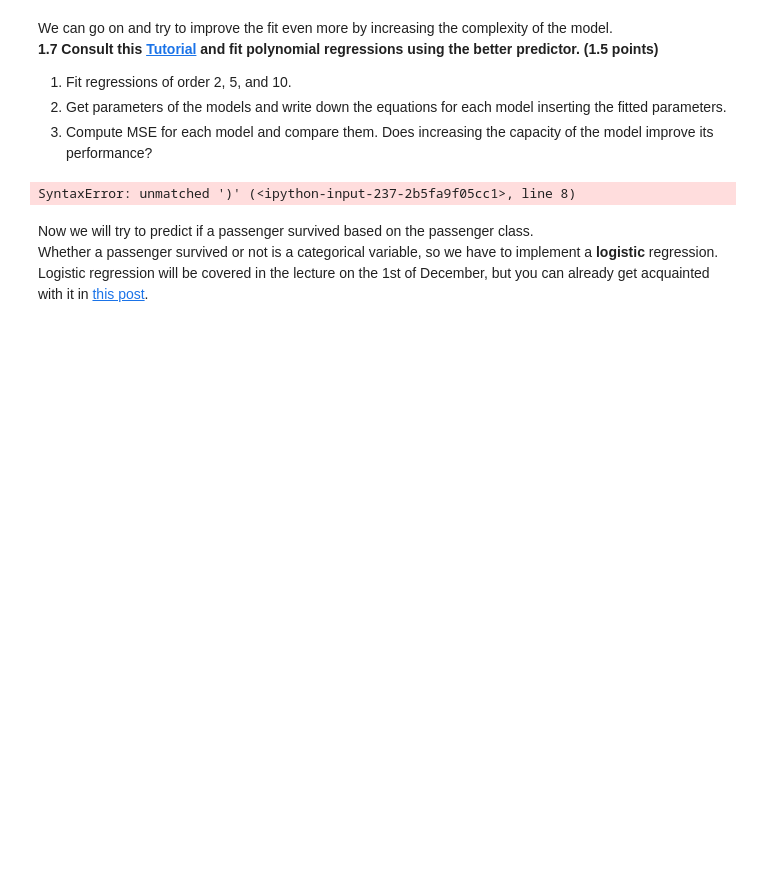
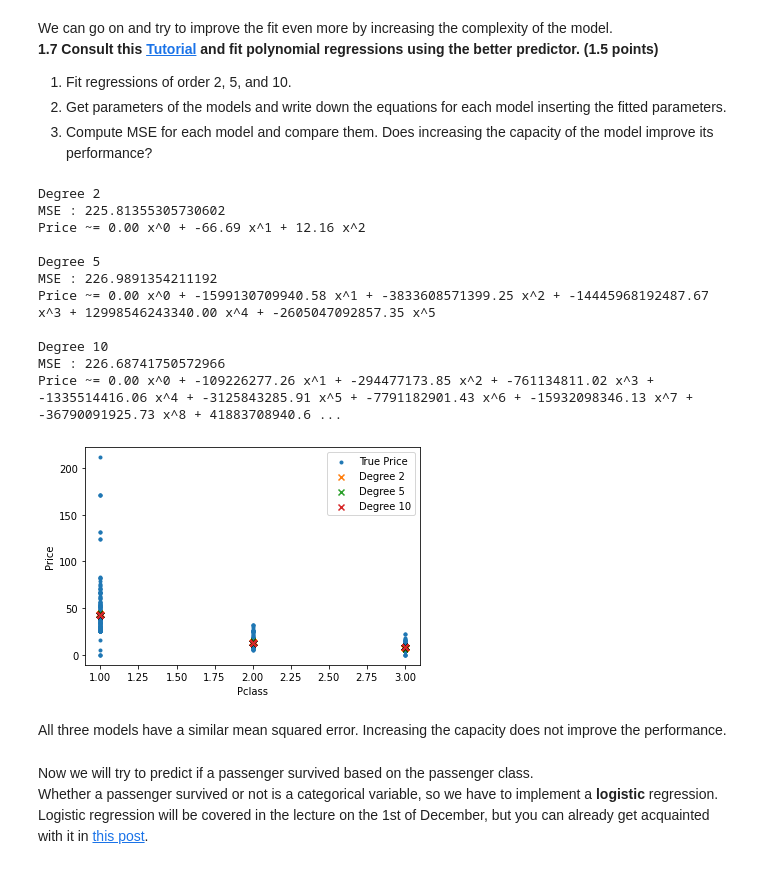
Before and after one commit to zouharvi/uds-rug-student, a Jupyter notebook: neural_networks/hw3/coding_exercise.ipynb, the cells around one changed output. Cells and saved outputs as stored; diff of their text form; code cells hidden in the pictures; blank space fills up the shorter version.

```diff
--- a/neural_networks/hw3/coding_exercise.ipynb
+++ b/neural_networks/hw3/coding_exercise.ipynb
@@ -118,29 +118,42 @@ We can go on and try to improve the fit even more by increasing the complexity o
 # %%
 def fit_poly(degree, predictor):
     model = Pipeline([
         ('polynomial', PolynomialFeatures(degree=degree)),
         ('modal', LinearRegression())
     ])
-    model.fit(titanic[[predictor]]), titanic['Price'])
+    model.fit(titanic[[predictor]], titanic['Price'])
     titanic['PredictedPrice'] = model.predict(titanic[[predictor]])
     mse_gld = mean_squared_error(titanic['PredictedPrice'], titanic['Price'])
     print('Degree', degree)
     print('MSE :', mse_gld)
     print('Price ~=', ' + '.join([f'{v:.2f} x^{i}' for i,v in enumerate(model[1].coef_)]) + '\n')
 
     plt.scatter(titanic[predictor], titanic['PredictedPrice'], label=f'Degree {degree}', marker='x')
 
 predictor = 'Pclass'
 plt.scatter(titanic[predictor], titanic['Price'], label='True Price', marker='.')
 fit_poly(2, predictor)
 fit_poly(5, predictor)
 fit_poly(10, predictor)
 plt.xlabel(predictor)
 plt.ylabel('Price')
 plt.legend()
 plt.show()
 # %% [output]
-SyntaxError: unmatched ')' (<ipython-input-237-2b5fa9f05cc1>, line 8)
+Degree 2
+MSE : 225.81355305730602
+Price ~= 0.00 x^0 + -66.69 x^1 + 12.16 x^2
+
+Degree 5
+MSE : 226.9891354211192
+Price ~= 0.00 x^0 + -1599130709940.58 x^1 + -3833608571399.25 x^2 + -14445968192487.67 x^3 + 12998546243340.00 x^4 + -2605047092857.35 x^5
+
+Degree 10
+MSE : 226.68741750572966
+Price ~= 0.00 x^0 + -109226277.26 x^1 + -294477173.85 x^2 + -761134811.02 x^3 + -1335514416.06 x^4 + -3125843285.91 x^5 + -7791182901.43 x^6 + -15932098346.13 x^7 + -36790091925.73 x^8 + 41883708940.6 ...
+[figure, added]
+# %% [markdown]
+All three models have a similar mean squared error. Increasing the capacity does not improve the performance.
 # %% [markdown]
 Now we will try to predict if a passenger survived based on the passenger class. <br>
 Whether a passenger survived or not is a categorical variable, so we have to implement a **logistic** regression. <br>
```
Also changed, not shown: parts of 6 cells of this notebook.
